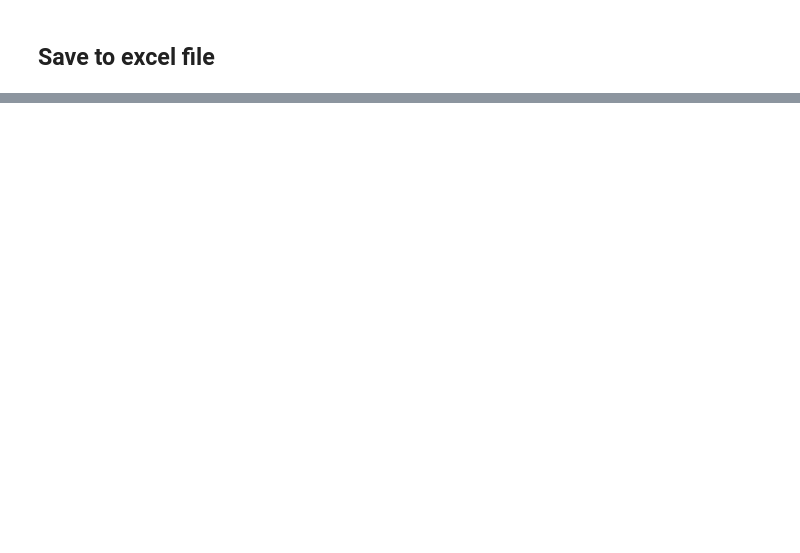
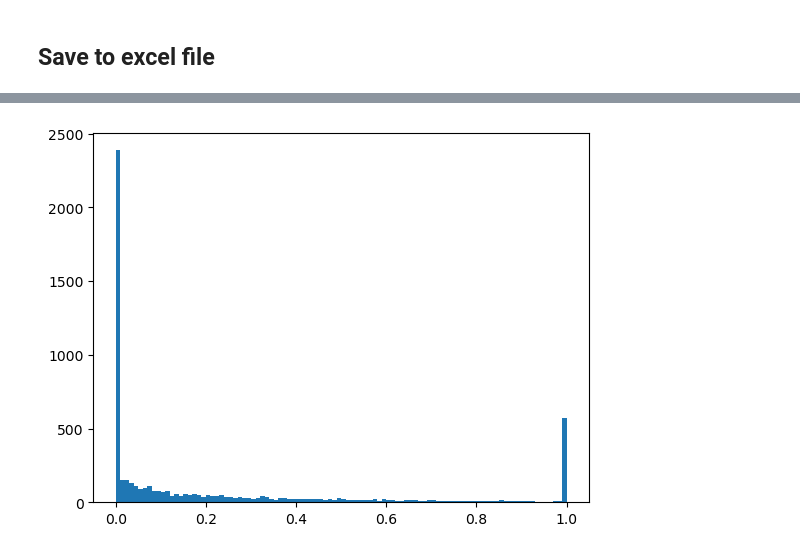
Before and after one commit to rodekruis/Typhoon_IBF_Rice_Damage_Model, a Jupyter notebook: IBF_typhoon_model/data/data_preparation_notebook.ipynb, the cells around one changed output, grey strips where cells are left out. Cells and saved outputs as stored; diff of their text form; code cells hidden in the pictures; blank space fills up the shorter version.

```diff
--- a/IBF_typhoon_model/data/data_preparation_notebook.ipynb
+++ b/IBF_typhoon_model/data/data_preparation_notebook.ipynb
@@ -510,6 +534,14 @@ def set_zeros(x):
     return value
 
 df_total['perc_loss'] = df_total[['vmax_sust', 'rainfall_max', 'perc_loss']].apply(set_zeros, axis='columns')
+# %%
+# Drop the rows that contain an NaN
+df_total = df_total[df_total['perc_loss'].notnull()]
+# %%
+# Add year as a column
+# Create id and year dictionary
+id_year_dict = dict(zip(typh_overview["storm_id"], typh_overview["year"]))
+df_total["year"] = df_total["storm_id"].map(id_year_dict)
 # %% [markdown]
 ## Save to excel file
 # %%
@@ -518,0 +562,5 @@ df_total.to_excel(
+# %%
+plt.hist(df_total['perc_loss'], bins=100)
+plt.show()
+# %% [output]
+[figure, added]
```
Also changed, not shown: parts of 8 cells of this notebook, 1 other file.
